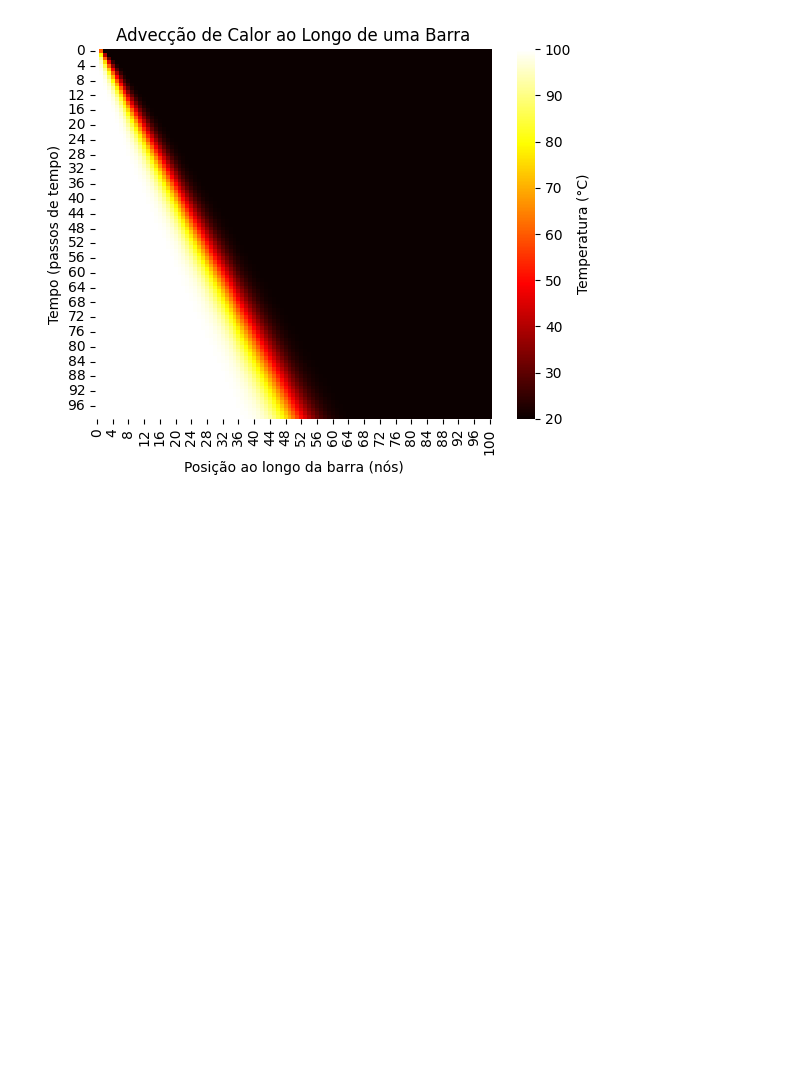
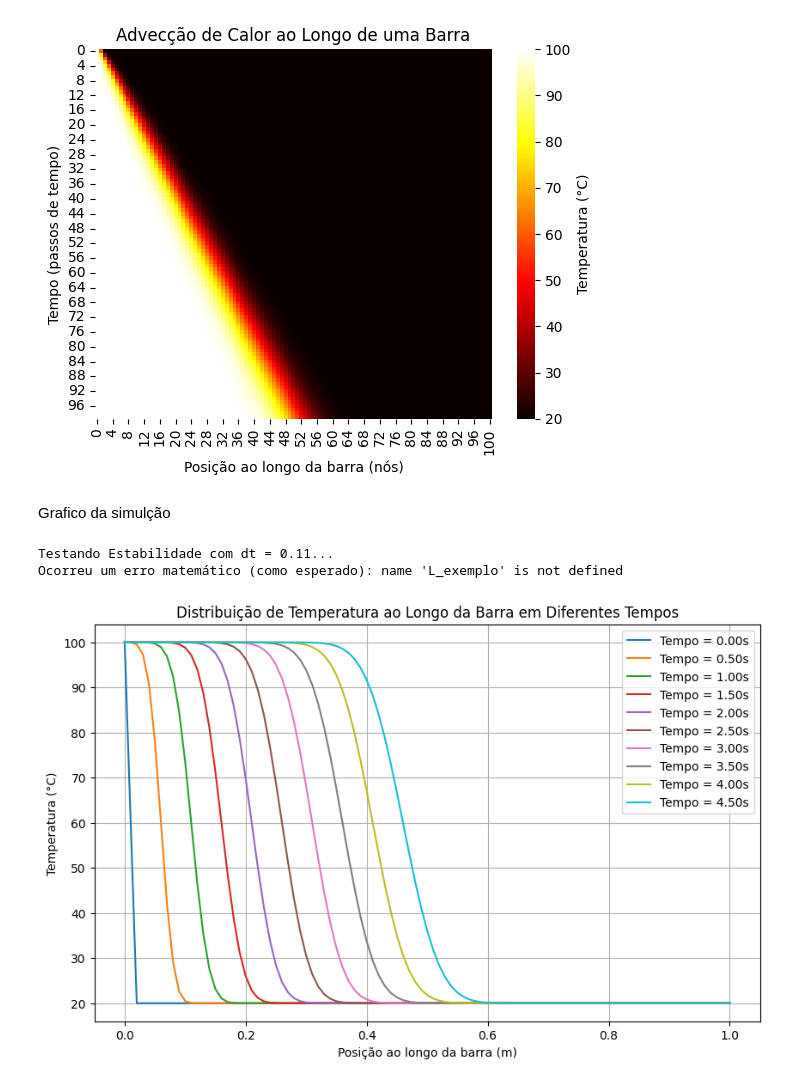
Before and after one commit to italorosq/M-todos-Num-ricos-para-EDO-S-E-EDP-S, a Jupyter notebook: trabalho3.ipynb, the cells around one changed output. Saved outputs shown, nothing was run; the diff lists cells and outputs as text; code cells hidden in the pictures; blank space fills up the shorter version.

```diff
--- a/trabalho3.ipynb
+++ b/trabalho3.ipynb
@@ -69,3 +69,55 @@ plt.title('Advecção de Calor ao Longo de uma Barra')
 plt.show()
 # %% [output]
 [figure]
+# %% [markdown]
+Grafico da simulção
+# %%
+# --- Simulação INSTÁVEL (Proposital) ---
+
+# Vamos aumentar o passo de tempo para violar a condição CFL
+# Se dx = 0.01 e u = 0.1, o limite é dt <= 0.1.
+# Vamos usar dt = 0.11 para forçar o erro (C = 1.1).
+
+dt_instavel = 0.11
+
+print(f"Testando Estabilidade com dt = {dt_instavel}...")
+
+# Rodar o solver com o dt "ruim"
+# Nota: Pode ser que o python solte um aviso de "overflow" (número muito grande), é normal aqui.
+try:
+    x_inst, hist_inst = adveccao(L_exemplo, u_exemplo, n_exemplo, dt_instavel,
+                                 2.0, T_ini_exemplo, T_cont_exemplo) # Simula só 2 segundos
+
+    # Plotar o desastre
+    plt.figure(figsize=(10, 6))
+
+    # Pegamos apenas alguns instantes, pois logo vai explodir
+    tempos_para_ver = list(hist_inst.keys())[:10] # Primeiros 10 passos
+
+    for t in tempos_para_ver:
+        plt.plot(x_inst, hist_inst[t], label=f't={t:.2f}s')
+
+    plt.title(f"Demonstração de Instabilidade (CFL > 1)")
+    plt.xlabel("Posição x [m]")
+    plt.ylabel("Temperatura [°C]")
+    plt.legend()
+    plt.grid(True)
+    plt.show()
+
+except Exception as e:
+    print(f"Ocorreu um erro matemático (como esperado): {e}")
+# %% [output]
+Testando Estabilidade com dt = 0.11...
+Ocorreu um erro matemático (como esperado): name 'L_exemplo' is not defined
+# %%
+plt.figure(figsize=(10,6))
+for i in range(0, len(y), max(1, len(y)//10)):
+    plt.plot(np.linspace(0, L, n), y[i], label=f'Tempo = {dt*i:.2f}s')
+plt.xlabel('Posição ao longo da barra (m)')
+plt.ylabel('Temperatura (°C)')
+plt.title('Distribuição de Temperatura ao Longo da Barra em Diferentes Tempos')
+plt.legend()
+plt.grid(True)
+plt.show()
+# %% [output]
+[figure, added]
```
